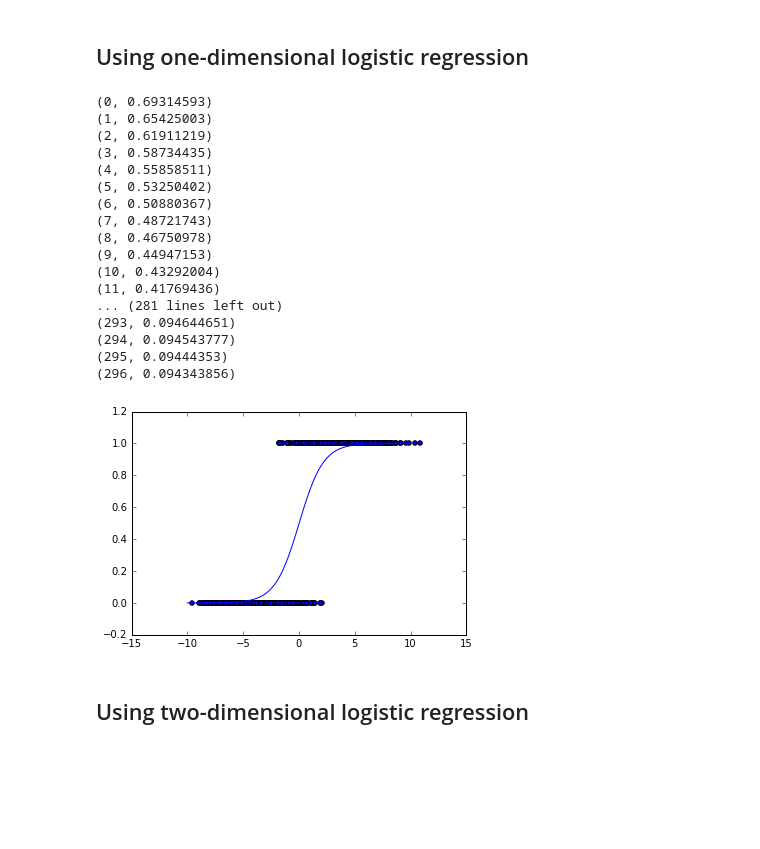
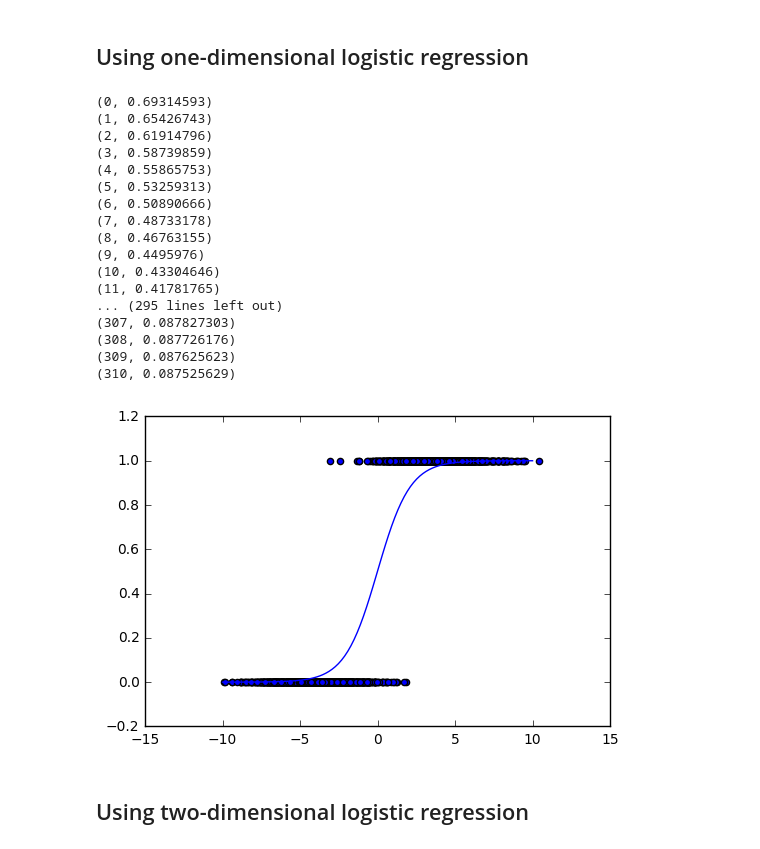
Before and after one commit to KonanAcademy/deep, a Jupyter notebook: code/tensorflow/04_A_gentle_introduction_to_classification.ipynb, the cells around one changed output. Cells and saved outputs as stored; diff of their text form; code cells hidden in the pictures; blank space fills up the shorter version.

```diff
--- a/code/tensorflow/04_A_gentle_introduction_to_classification.ipynb
+++ b/code/tensorflow/04_A_gentle_introduction_to_classification.ipynb
@@ -98,53 +98,53 @@ def sigmoid(x):
     return 1. / (1. + np.exp(-x))
 
 x1 = np.random.normal(-4, 2, 1000)
 x2 = np.random.normal(4, 2, 1000)
 xs = np.append(x1, x2)
 ys = np.asarray([0.] * len(x1) + [1.] * len(x2))
 
 plt.scatter(xs,ys)
 
 X = tf.placeholder(tf.float32, shape=(None,), name="x")
 Y = tf.placeholder(tf.float32, shape=(None,), name="y")
 w = tf.Variable([0., 0.], name="parameter", trainable=True)
-y_model = tf.sigmoid(-(w[1] * X + w[0]))
-cost = tf.reduce_mean(-tf.log(y_model*Y + (1-y_model) * (1 - Y)))
+y_model = tf.sigmoid(w[1] * X + w[0])
+cost = tf.reduce_mean(-Y * tf.log(y_model) - (1-Y) * tf.log((1-y_model)))
 
 train_op = tf.train.GradientDescentOptimizer(learning_rate).minimize(cost)
 
 with tf.Session() as sess:
     sess.run(tf.global_variables_initializer())
     prev_err = 0
     for epoch in range(training_epochs):
         err, _ = sess.run([cost, train_op], {X:xs, Y:ys})
         print(epoch, err)
         if abs(prev_err - err) < 0.0001:
             break
         prev_err = err
     w_val = sess.run(w, {X:xs, Y: ys})
 
 all_xs = np.linspace(-10, 10, 100)
-plt.plot(all_xs, sigmoid(-(all_xs * w_val[1] + w_val[0])))
+plt.plot(all_xs, sigmoid(all_xs * w_val[1] + w_val[0]))
 plt.show()
 # %% [output]
 (0, 0.69314593)
-(1, 0.65425003)
-(2, 0.61911219)
-(3, 0.58734435)
-(4, 0.55858511)
-(5, 0.53250402)
-(6, 0.50880367)
-(7, 0.48721743)
-(8, 0.46750978)
-(9, 0.44947153)
-(10, 0.43292004)
-(11, 0.41769436)
-... (281 lines left out)
-(293, 0.094644651)
-(294, 0.094543777)
-(295, 0.09444353)
-(296, 0.094343856)
+(1, 0.65426743)
+(2, 0.61914796)
+(3, 0.58739859)
+(4, 0.55865753)
+(5, 0.53259313)
+(6, 0.50890666)
+(7, 0.48733178)
+(8, 0.46763155)
+(9, 0.4495976)
+(10, 0.43304646)
+(11, 0.41781765)
+... (295 lines left out)
+(307, 0.087827303)
+(308, 0.087726176)
+(309, 0.087625623)
+(310, 0.087525629)
-[figure, old version]
+[figure, new version]
 # %% [markdown]
 ## Using two-dimensional logistic regression
 # %%
```
Also changed, not shown: parts of 3 cells of this notebook, 1 other file.
